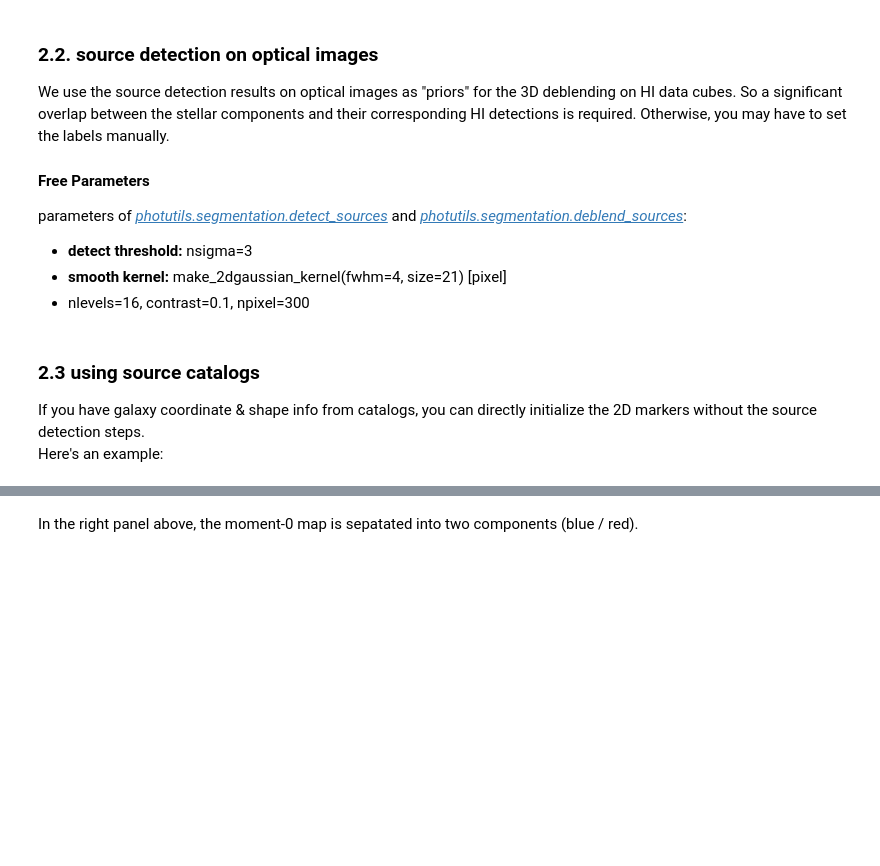
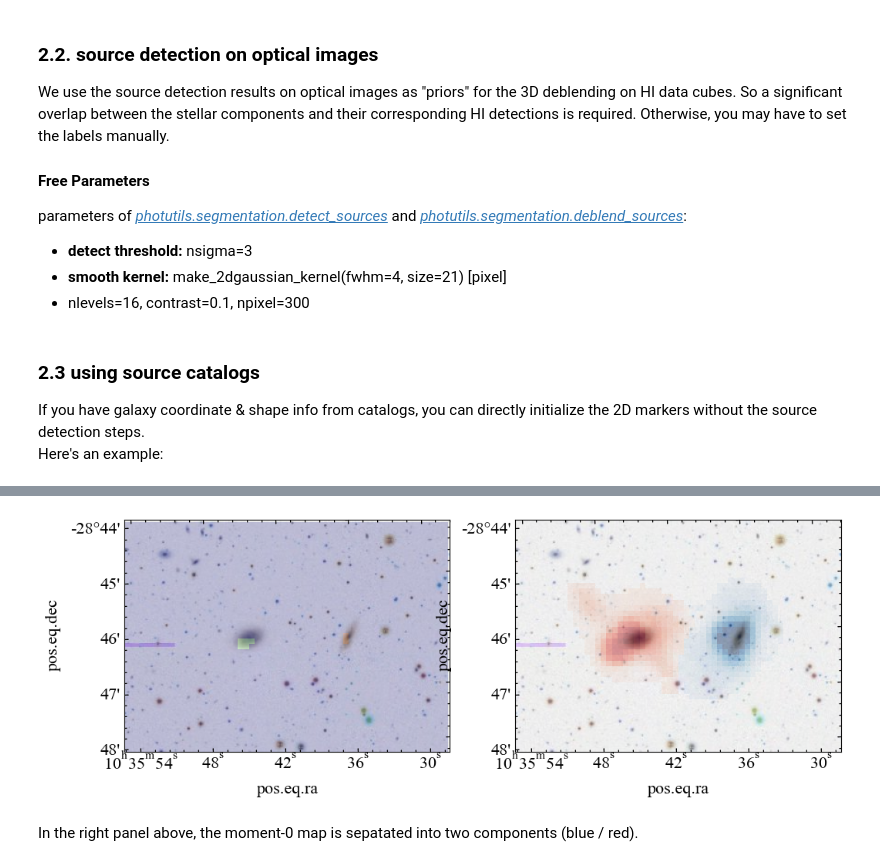
Before and after one commit to BetaGem/wallaby-galaxy-pair, a Jupyter notebook: deblending.ipynb, the cells around one changed output, grey strips where cells are left out. Drawn from its saved outputs; the diff is of its cells as text; code cells hidden in the pictures; blank space fills up the shorter version.

```diff
--- a/deblending.ipynb
+++ b/deblending.ipynb
@@ -117,7 +120,9 @@ from astroquery.gaia import Gaia
 Gaia.MAIN_GAIA_TABLE = "gaiadr3.gaia_source"
 Gaia.ROW_LIMIT = -1
 
-# run astroquery. make sure your network connection is good
+# Run astroquery.
+# This may take some time for large images.
+# In such case, you can save this table and reload it next time.
 gaia_table = Gaia.query_object_async(coords, width=w/3000*pix*u.deg, height=h/3000*pix*u.deg)
 
 # generate star masks
@@ -126,7 +131,7 @@ star_mask  = np.zeros_like(opti[0].data[0]).astype(np.int8)
 for star in gaia_table:
     star_coord = SkyCoord(ra=star["ra"], dec=star["dec"],
                           unit=(u.degree, u.degree), frame='icrs')
-    star_pixel = wcs_opt[0].world_to_pixel(star_coord)
+    star_pixel = wcs_opt.world_to_pixel(star_coord)
     y_pix, x_pix = int(star_pixel[1]), int(star_pixel[0])
 
     # Gaia star-galaxy separation: skip galaxies
@@ -144,8 +149,7 @@ for star in gaia_table:
             if (j - x_pix)**2 + (i - y_pix)**2 < r**2:
                 try:
                     star_mask[i][j] = 1
-                except:
-                    pass
+                except: pass
 
 # ~ 10 seconds to finish for the demo
 # %% [markdown]
@@ -206,7 +210,7 @@ Here's an example:
 # %%
 from astropy.table import Table
 from photutils.aperture import EllipticalAperture, CircularAperture
-from astropy.convolution import convolve, Gaussian1DKernel
+from astropy.convolution import convolve
 from photutils.segmentation import make_2dgaussian_kernel
 
 # input source table (e.g., SGA2020)
@@ -222,7 +226,7 @@ data_smooth = convolve(data, kernel)
 
 for i in range(len(src_table)):
     gal_coord = SkyCoord(ra=src_table["ra"][i], dec=src_table["dec"][i], unit='deg')
-    xcen, ycen = wcs_opt[0].world_to_pixel(gal_coord)
+    xcen, ycen = wcs_opt.world_to_pixel(gal_coord)
     aper = EllipticalAperture((xcen/pix, ycen/pix),
                               a=src_table["sma"][i] / pix_opt,
                               b=src_table["sma"][i] * (1-src_table["e"][i]) / pix_opt,
@@ -248,49 +254,41 @@ In this step, we run the watershed algorithm twice. After the first run, markers
+# %%
+use_extend = False
 # %%
-from skimage.segmentation import watershed
+# ----------- initialize markers ---------
+from utils.cube_utils import *
 
-def extend(array, num=pix, smooth=False):
-    '''
-    enlarge and smooth an image.
-    '''
-    shape = np.shape(array)
-    dim = len(shape)
-    if dim == 3: extend_array = np.zeros((shape[0], num*shape[1], num*shape[2]))
-    elif dim==2: extend_array = np.zeros((num*shape[0], num*shape[1]))
-    else: raise ValueError("Dimension must be 2 or 3.")
-    for i in range(shape[-2]):
-        for j in range(shape[-1]):
-            if dim == 3:
-                for zz in range(shape[0]):
-                    extend_array[zz, i*num:(i+1)*num, j*num:(j+1)*num] = array[zz,i,j]
-            elif dim==2:
-                extend_array[i*num:(i+1)*num, j*num:(j+1)*num] = array[i][j]
-    # 3d smoothing is time-consuming
-    if smooth:
-        kernel2d = make_2dgaussian_kernel(fwhm=num,size=3*num+1)
-        if dim == 2:
-            extend_array = convolve(extend_array, kernel2d)
-        elif dim == 3:
-            for freq in range(len(extend_array)):
-                extend_array[freq] = convolve(extend_array[freq], kernel2d)
-    return extend_array
-
-# Spaxel size of WALLABY data is 6 times that of the DESI images,
-# so we divide each WALLABY spaxel into 6*6 subpixels and smooth them.
-mom0_ext = extend(mom0, smooth=True)
+mom0_ext = extend(mom0, num=pix, smooth=True) if use_extend else mom0
 
 # find the central regions of galaxies and set them as markers
-markers2d = np.zeros_like(opti[0].data[0]).astype(np.int8)
+markers_opt = np.zeros_like(opti[0].data[0]).astype(np.int8)
 for i in np.unique(masked_deb):
     if i == 0 or np.ma.is_masked(i):
         continue
     thresh = 1.
     segment = (masked_deb == i)
     mean, std = np.mean(data_smooth[segment]), np.std(data_smooth[segment])
-    markers2d[np.logical_and(data_smooth > mean + std * thresh, segment)] = i
+    markers_opt[np.logical_and(data_smooth > mean + std * thresh, segment)] = i
+
+if not use_extend:
+    # reproject the optical markers to the moment 0 map of HI data
+    try:
+        from reproject import reproject_interp
+        # from scipy.ndimage import label
+        markers2d = np.full((h, w), 0)
+        for i in np.unique(markers_opt):
+            if i == 0 or np.ma.is_masked(i): continue
+            marker, _ = reproject_interp((markers_opt == i, wcs_opt), wcs)
+            markers2d[marker > 0.5] = i
+    except ImportError:
+        markers2d = markers_opt[::pix, ::pix]
+else:
+    markers2d = markers_opt
+
+# ----------- run watershed ----------
+from skimage.segmentation import watershed
 
 # initial watershed (res: result)
-res2d = watershed(-mom0_ext, markers2d, mask=np.abs(mom0_ext)>1e-6,
-                  connectivity=2)
+res2d = watershed(-mom0_ext, markers2d, mask=np.abs(mom0_ext)>1e-6, connectivity=2)
 
 # clean markers that grow less than min_growth pixels
 min_growth = 5 * pix**2
@@ -299,24 +297,24 @@ for i in np.unique(res2d):
         markers2d[res2d==i] = 0
 
 # rerun watershed
-res2d = watershed(-mom0_ext, markers2d, mask=np.abs(mom0_ext)>1e-6,
-                  connectivity=2)
+res2d = watershed(-mom0_ext, markers2d, mask=np.abs(mom0_ext)>1e-6, connectivity=2)
 
 # get every segments of the deblend results
 segments = []
 for i in np.unique(res2d):
     if i > 0:
-        segments.append(np.ma.masked_array(mom0_ext, np.abs(res2d-i)>1e-4))
+        segments.append(np.ma.masked_array(mom0_ext, np.abs(res2d-i)>1e-6))
 
 # plot the results
 plt.figure(figsize=(12,5))
 plt.subplot(121, projection=wcs)
-plt.imshow(markers2d, extent=[0,w,0,h], alpha=0.4, cmap="jet")
+plt.imshow(markers2d, alpha=0.4, cmap="jet")
 plt.imshow([255]*3 - img, alpha=0.5, extent=[0,w,0,h])
 
 plt.subplot(122, projection=wcs)
 cmaps = ["Reds", "Blues", "Purples", "Greens", "Greys", "Oranges"] * 10
 for n, seg in enumerate(segments):
-    plt.imshow(seg, cmap=cmaps[n], alpha=0.8, extent=[0,w,0,h])
+    plt.imshow(seg, cmap=cmaps[n], alpha=0.8)
     plt.clim(-np.max(masked_mom0)/20, np.max(masked_mom0)/1.5)
 plt.imshow([255]*3 - img, alpha=0.5, extent=[0,w,0,h])
+# %% [output]
@@ -323,3 +322,4 @@ plt.imshow([255]*3 - img, alpha=0.5, extent=[0,w,0,h])
+[figure, added]
 # %% [markdown]
 In the right panel above, the moment-0 map is sepatated into two components (blue / red).
 # %% [markdown]
```
Also changed, not shown: parts of 14 cells of this notebook, 1 other file.
